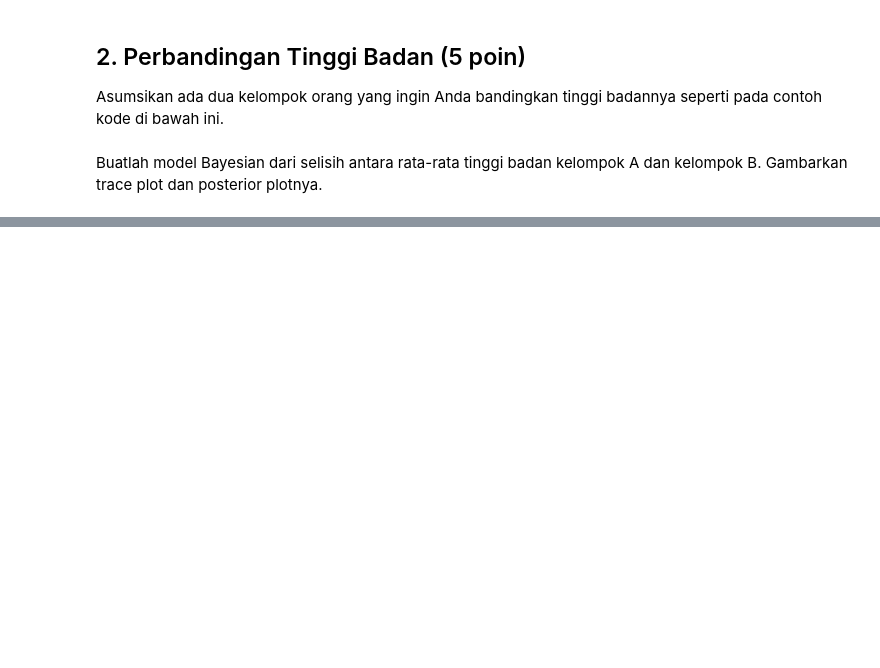
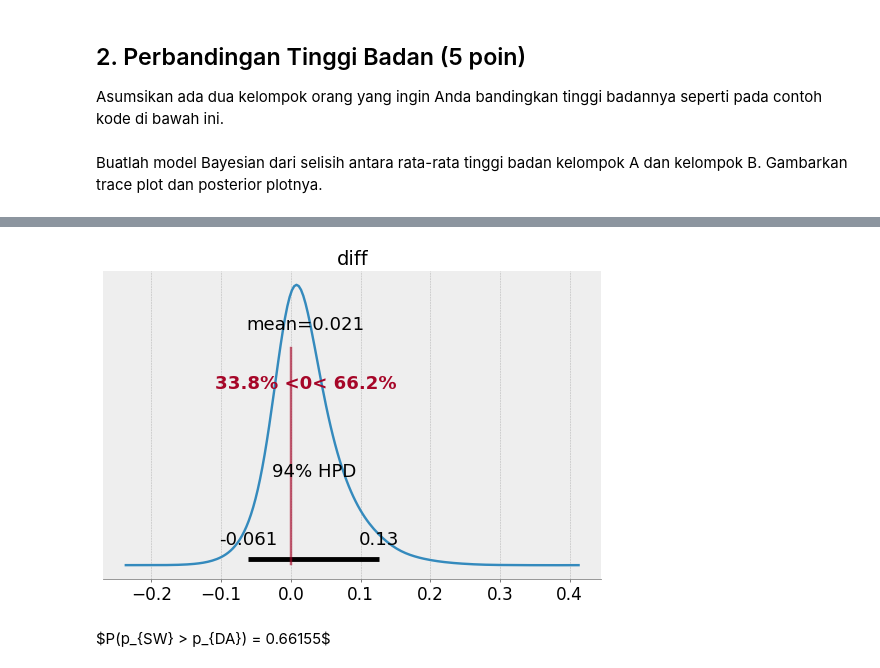
Before and after one commit to satrio-hw/probabilistic-programming, a Jupyter notebook: tugas4_0102517023.ipynb, the cells around one changed output, grey strips where cells are left out. Cells and saved outputs as stored; diff of their text form; code cells hidden in the pictures; blank space fills up the shorter version.

```diff
--- a/tugas4_0102517023.ipynb
+++ b/tugas4_0102517023.ipynb
@@ -170,0 +211,10 @@ with pm.Model():
+# %%
+pm.plot_posterior(trace_modelno2, var_names=['diff'], ref_val=0, figsize=(7,5));
+# %% [output]
+[figure, added]
+# %%
+display(HTML(
+    '$P(p_{SW} > p_{DA}) = %.5f$' % ((trace_modelno2['diff'] > 0).mean())
+))
+# %% [output]
+$P(p_{SW} > p_{DA}) = 0.66155$
```
Also changed, not shown: parts of 8 cells of this notebook.
